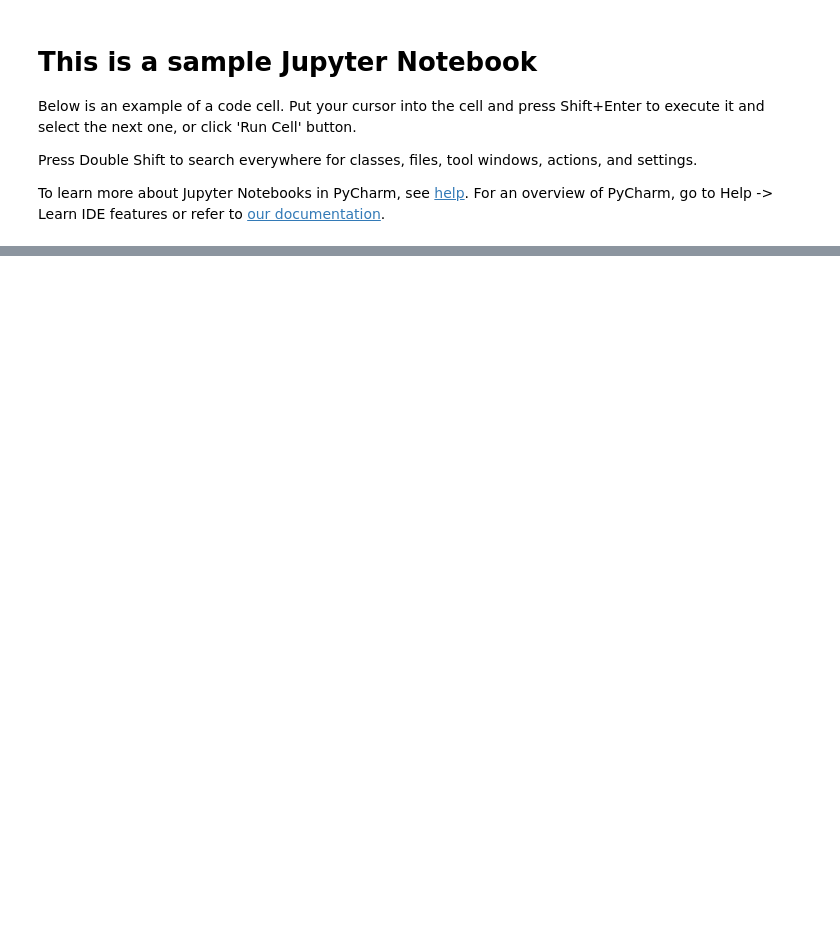
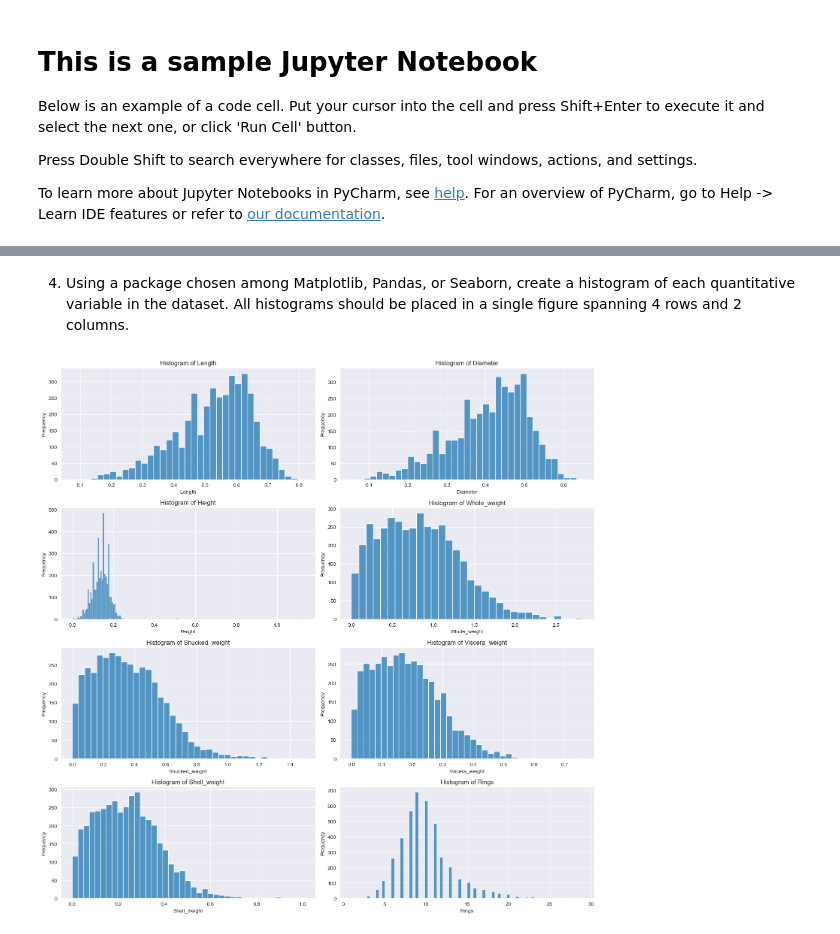
Before and after one commit to 247751mo/Assignment1_MO_MS, a Jupyter notebook: analysis.ipynb, the cells around one changed output, grey strips where cells are left out. Cells and saved outputs as stored; diff of their text form; code cells hidden in the pictures; blank space fills up the shorter version.

```diff
--- a/analysis.ipynb
+++ b/analysis.ipynb
@@ -35,0 +46,7 @@ distribution_table
+# %%
+quantitative_data = data.select_dtypes(include=[np.number])
+
+summary_stats = quantitative_data.describe(percentiles=[0.25, 0.5, 0.75]).T
+summary_stats = summary_stats.drop(columns=['count'])
+
+summary_stats
@@ -35,0 +74,17 @@ distribution_table
+# %% [markdown]
+4. Using a package chosen among Matplotlib, Pandas, or Seaborn, create a histogram of each quantitative variable in the dataset. All histograms should be placed in a single figure spanning 4 rows and 2 columns.
+# %%
+quantitative_columns = quantitative_data.columns
+fig, axes = plt.subplots(4, 2, figsize=(15, 15))
+axes = axes.flatten()
+
+for i, col in enumerate(quantitative_columns):
+    sns.histplot(data[col], ax=axes[i])
+    axes[i].set_title(f'Histogram of {col}')
+    axes[i].set_xlabel(col)
+    axes[i].set_ylabel('Frequency')
+
+plt.tight_layout()
+plt.show()
+# %% [output]
+[figure, added]
```
Also changed, not shown: parts of 16 cells of this notebook.
